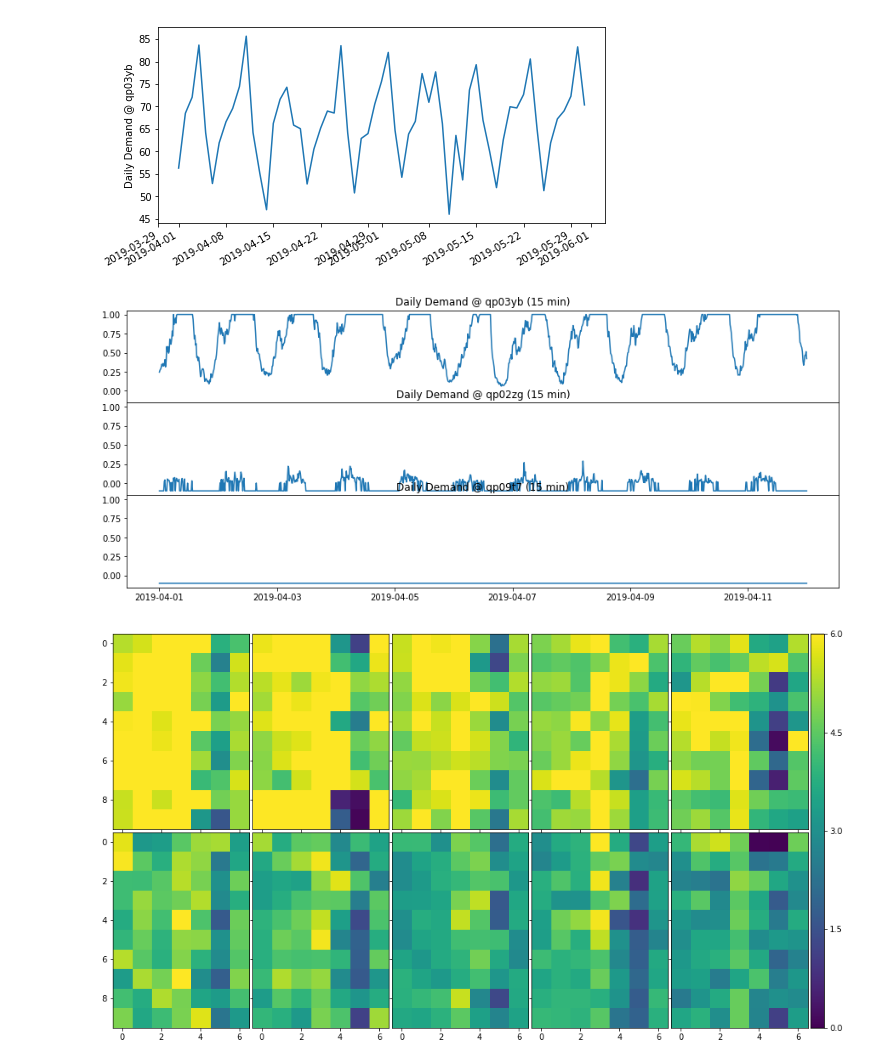
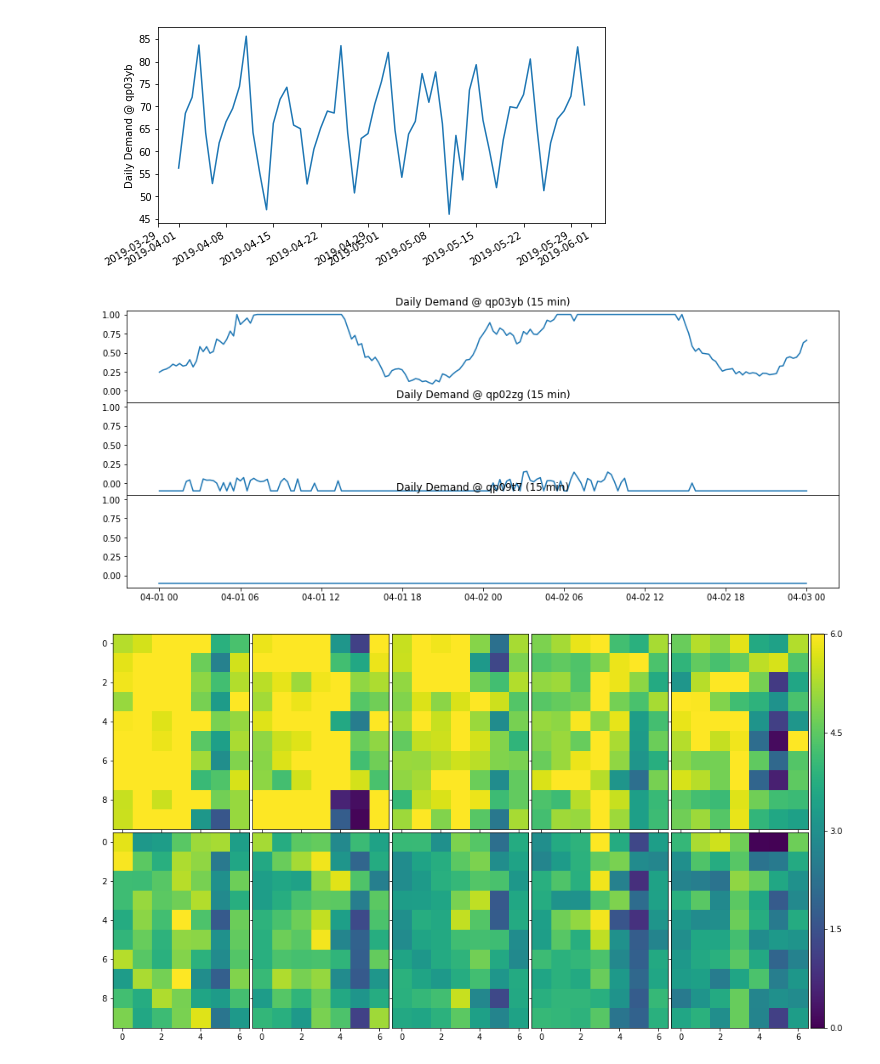
Before and after one commit to M20190649/GrabAI, a Jupyter notebook: 2_eda/Graph_EDA.ipynb, the cells around one changed output. Drawn from its saved outputs; the diff is of its cells as text; code cells hidden in the pictures.

```diff
--- a/2_eda/Graph_EDA.ipynb
+++ b/2_eda/Graph_EDA.ipynb
@@ -110,35 +110,35 @@ plt.show()
 # '-0.1' represents NaN value
 
 df = df.replace(np.nan, -0.1) # visual purpose only
 
 geohash_str_1 = 'qp03yb' # high demand
 geohash_str_2 = 'qp02zg' # median
 geohash_str_3 = 'qp09t7' # low demand
 
 start_date = datetime(2019, 4, 1, 0)
-end_date = datetime(2019, 4, 12, 0)
+end_date = datetime(2019, 4, 3, 0)
 x = pd.date_range(start_date, end_date, freq="15min").values
 
 y1 = get_timespan_15(df[df.index==geohash_str_1], start_date, end_date).values.flatten() # inclusive
 y2 = get_timespan_15(df[df.index==geohash_str_2], start_date, end_date).values.flatten()
 y3 = get_timespan_15(df[df.index==geohash_str_3], start_date, end_date).values.flatten()
 
 # Three subplots sharing both x/y axes
 f, (ax1, ax2, ax3) = plt.subplots(3, sharey=True)
 ax1.set_title('Daily Demand @ {} (15 min)'.format(geohash_str_1))
 ax2.set_title('Daily Demand @ {} (15 min)'.format(geohash_str_2))
 ax3.set_title('Daily Demand @ {} (15 min)'.format(geohash_str_3))
 ax1.plot(x, y1)
 ax2.plot(x, y2)
 ax3.plot(x, y3)
 
 # Fine-tune figure; make subplots close to each other and hide x ticks for
 # all but bottom plot.
 f.subplots_adjust(hspace=0)
 f.set_figheight(6)
 f.set_figwidth(15)
 # %% [output]
-[figure, old version]
+[figure, new version]
 # %%
 # Heatmap: Day of Week (DoW) vs locations
 
```
Also changed, not shown: 4 other files.
